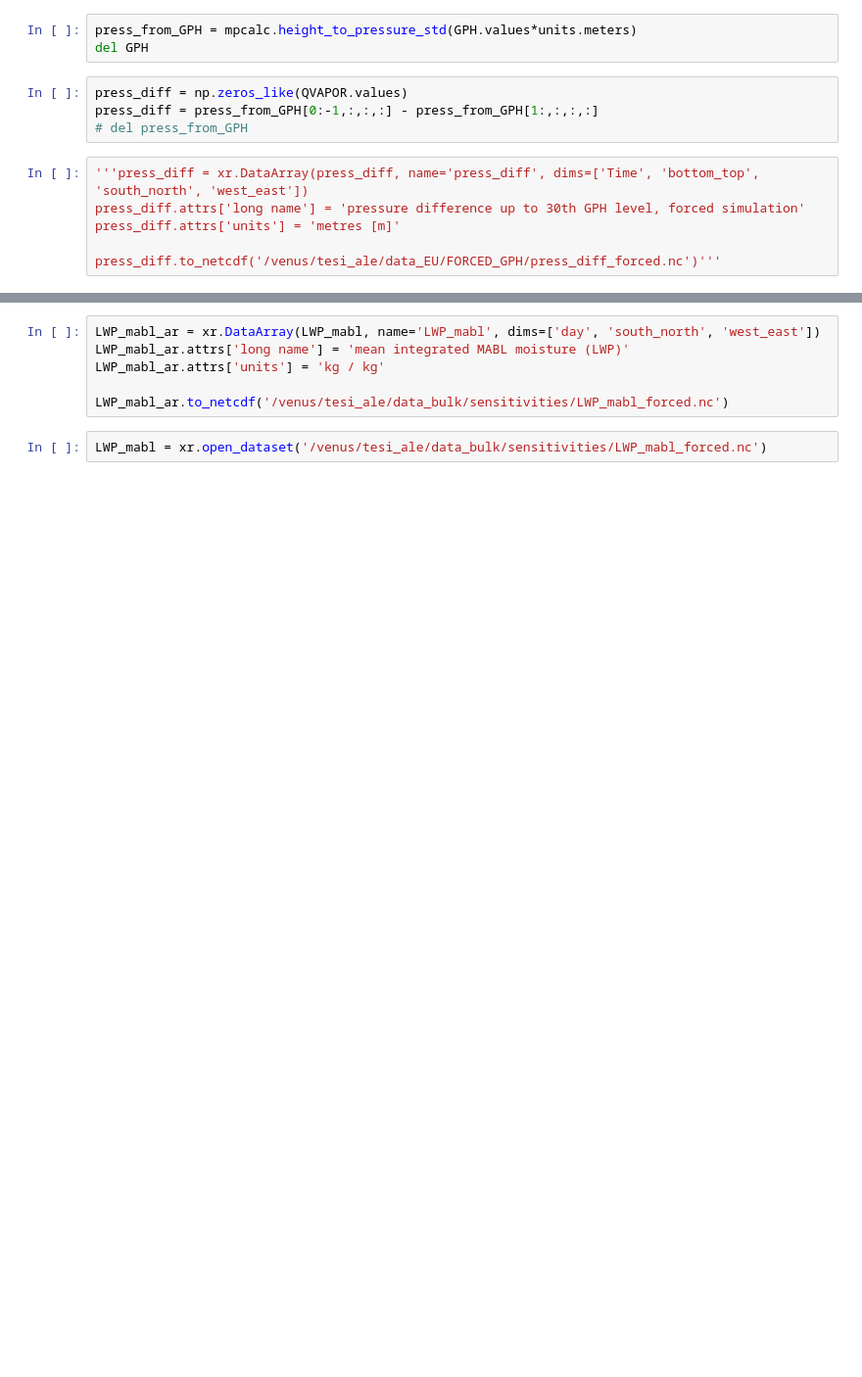
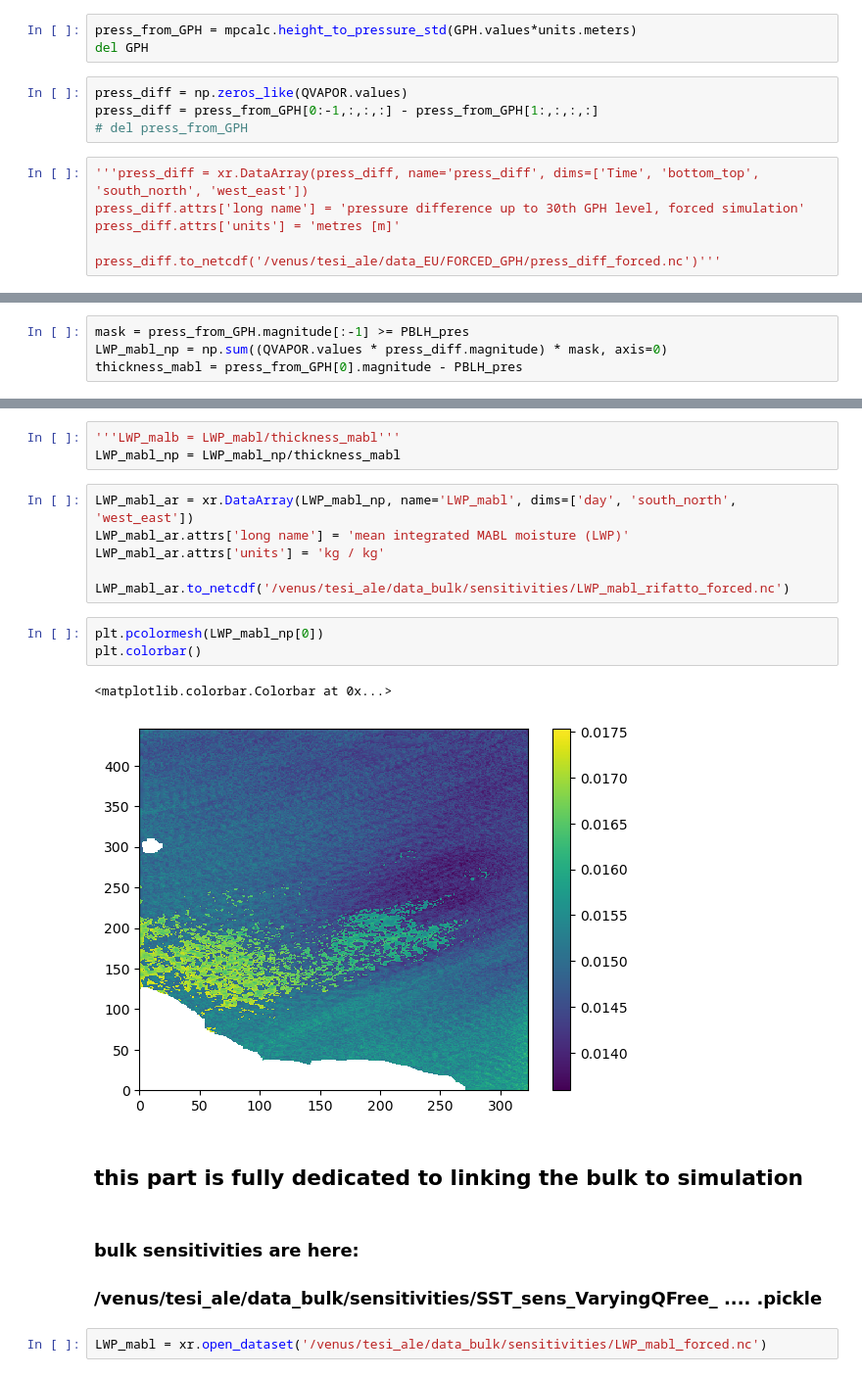
Before and after one commit to meteorologopazzo/thesis_material, a Jupyter notebook: EURECA_scripts/ABL_BULK/ABL+forced.ipynb, the cells around one changed output, grey strips where cells are left out. Shown at 98% size. Drawn from its saved outputs; the diff is of its cells as text; blank space fills up the shorter version.

```diff
--- a/EURECA_scripts/ABL_BULK/ABL+forced.ipynb
+++ b/EURECA_scripts/ABL_BULK/ABL+forced.ipynb
@@ -157,0 +167,4 @@ LWP_malb.shape
+# %%
+mask = press_from_GPH.magnitude[:-1] >= PBLH_pres
+LWP_mabl_np = np.sum((QVAPOR.values * press_diff.magnitude) * mask, axis=0)
+thickness_mabl = press_from_GPH[0].magnitude - PBLH_pres
@@ -158,8 +177,22 @@ LWP_malb.shape
+# %%
+'''LWP_malb = LWP_mabl/thickness_mabl'''
+LWP_mabl_np = LWP_mabl_np/thickness_mabl
 # %%
-LWP_mabl_ar = xr.DataArray(LWP_mabl, name='LWP_mabl', dims=['day', 'south_north', 'west_east'])
+LWP_mabl_ar = xr.DataArray(LWP_mabl_np, name='LWP_mabl', dims=['day', 'south_north', 'west_east'])
 LWP_mabl_ar.attrs['long name'] = 'mean integrated MABL moisture (LWP)'
 LWP_mabl_ar.attrs['units'] = 'kg / kg'
 
-LWP_mabl_ar.to_netcdf('/venus/tesi_ale/data_bulk/sensitivities/LWP_mabl_forced.nc')
+LWP_mabl_ar.to_netcdf('/venus/tesi_ale/data_bulk/sensitivities/LWP_mabl_rifatto_forced.nc')
+# %%
+plt.pcolormesh(LWP_mabl_np[0])
+plt.colorbar()
+# %% [output]
+<matplotlib.colorbar.Colorbar at 0x...>
+[figure, added]
+# %% [markdown]
+## this part is fully dedicated to linking the bulk to simulation
+# %% [markdown]
+### bulk sensitivities are here:
+### /venus/tesi_ale/data_bulk/sensitivities/SST_sens_VaryingQFree_ .... .pickle
 # %%
 LWP_mabl = xr.open_dataset('/venus/tesi_ale/data_bulk/sensitivities/LWP_mabl_forced.nc')
```
Also changed, not shown: parts of 22 cells of this notebook.
